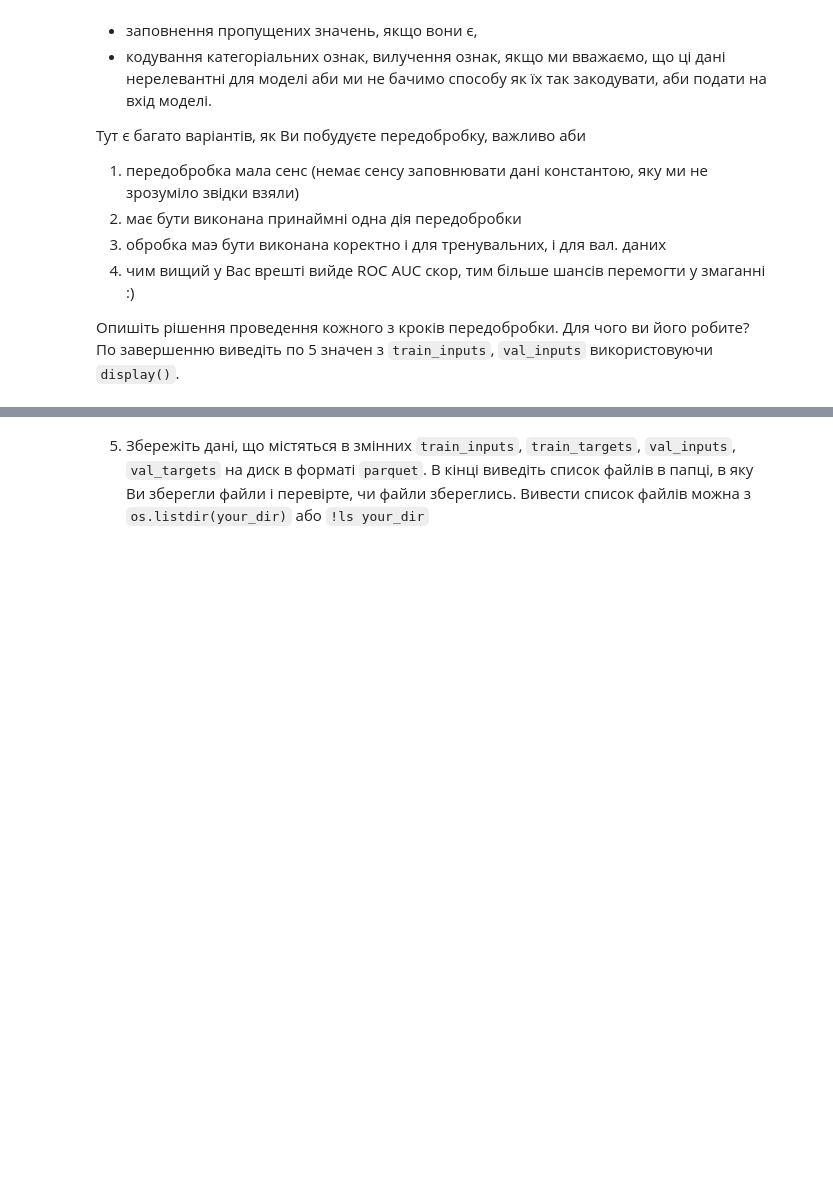
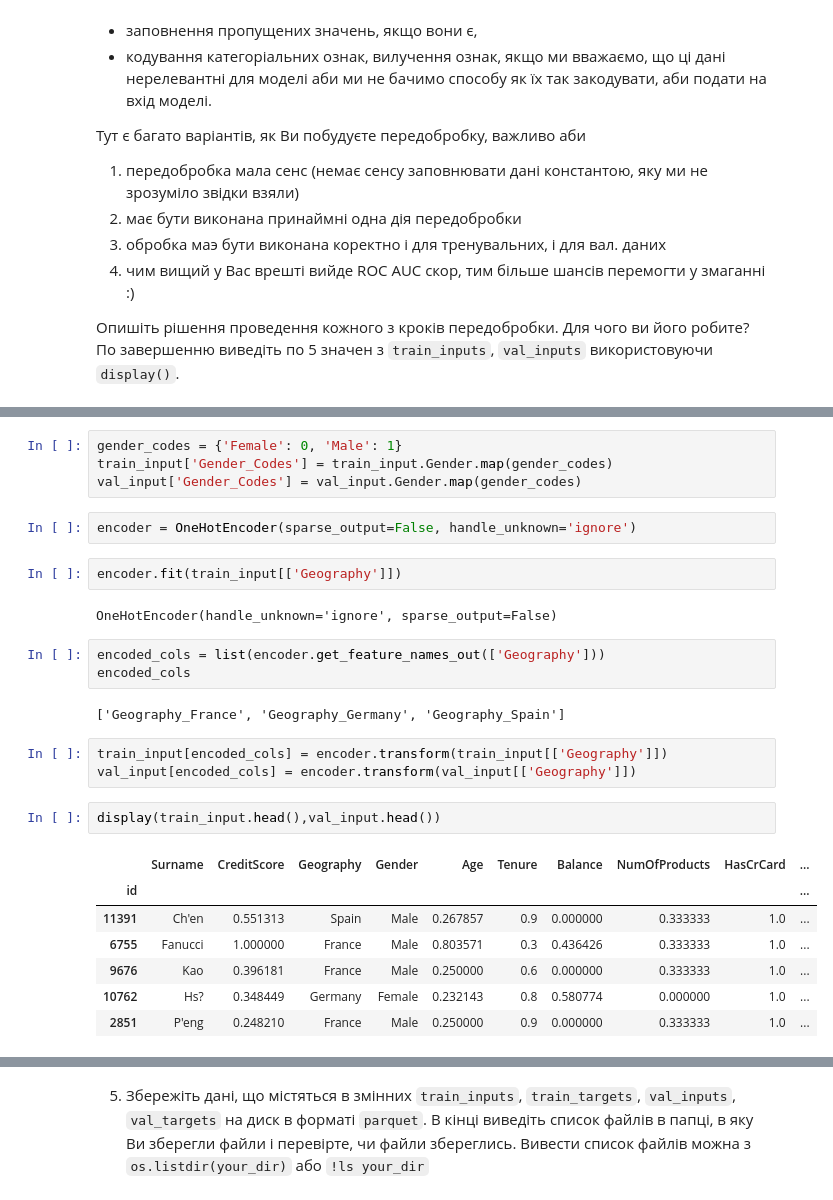
Before and after one commit to chornamarta/ml3.0, a Jupyter notebook: Module 2/Statistical Classification/HW_2_2_2_Логістична_регресія_з_scikit_learn.ipynb, the cells around one changed output, grey strips where cells are left out. Drawn from its saved outputs; the diff is of its cells as text; blank space fills up the shorter version.

```diff
--- a/Module 2/Statistical Classification/HW_2_2_2_Логістична_регресія_з_scikit_learn.ipynb
+++ b/Module 2/Statistical Classification/HW_2_2_2_Логістична_регресія_з_scikit_learn.ipynb
@@ -76,0 +144,28 @@ categorical_cols
+# %%
+gender_codes = {'Female': 0, 'Male': 1}
+train_input['Gender_Codes'] = train_input.Gender.map(gender_codes)
+val_input['Gender_Codes'] = val_input.Gender.map(gender_codes)
+# %%
+encoder = OneHotEncoder(sparse_output=False, handle_unknown='ignore')
+# %%
+encoder.fit(train_input[['Geography']])
+# %% [output]
+OneHotEncoder(handle_unknown='ignore', sparse_output=False)
+# %%
+encoded_cols = list(encoder.get_feature_names_out(['Geography']))
+encoded_cols
+# %% [output]
+['Geography_France', 'Geography_Germany', 'Geography_Spain']
+# %%
+train_input[encoded_cols] = encoder.transform(train_input[['Geography']])
+val_input[encoded_cols] = encoder.transform(val_input[['Geography']])
+# %%
+display(train_input.head(),val_input.head())
+# %% [output]
+|  | Surname | CreditScore | Geography | Gender | Age | Tenure | Balance | NumOfProducts | HasCrCard | ... |
+| id |  |  |  |  |  |  |  |  |  | ... |
+| 11391 | Ch'en | 0.551313 | Spain | Male | 0.267857 | 0.9 | 0.000000 | 0.333333 | 1.0 | ... |
+| 6755 | Fanucci | 1.000000 | France | Male | 0.803571 | 0.3 | 0.436426 | 0.333333 | 1.0 | ... |
+| 9676 | Kao | 0.396181 | France | Male | 0.250000 | 0.6 | 0.000000 | 0.333333 | 1.0 | ... |
+| 10762 | Hs? | 0.348449 | Germany | Female | 0.232143 | 0.8 | 0.580774 | 0.000000 | 1.0 | ... |
+| 2851 | P'eng | 0.248210 | France | Male | 0.250000 | 0.9 | 0.000000 | 0.333333 | 1.0 | ... |
```
Also changed, not shown: parts of 26 cells of this notebook.
